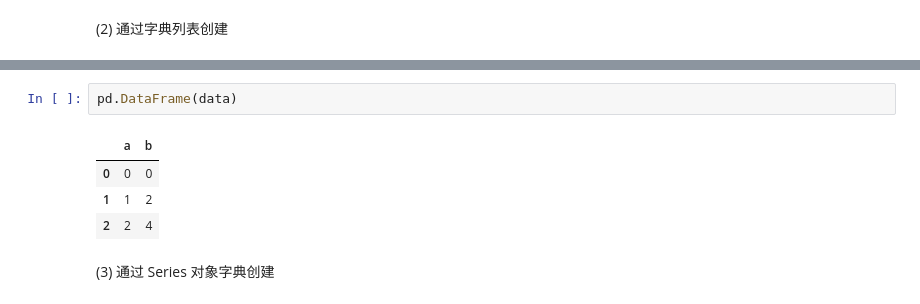
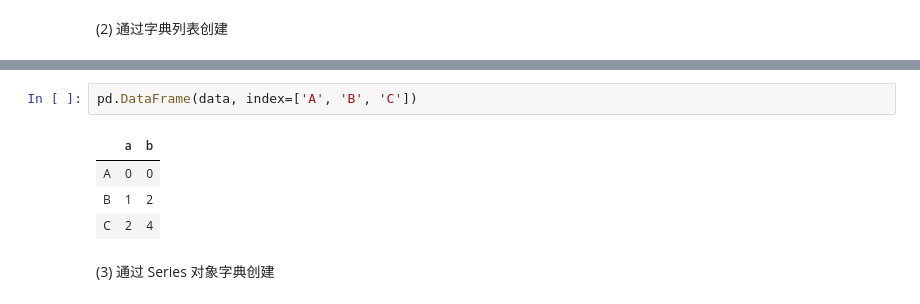
Before and after one commit to weihuayi/class, a Jupyter notebook: pythondata/2.0-Pandas数据处理入门.ipynb, the cells around one changed output, grey strips where cells are left out. Saved outputs shown, nothing was run; the diff lists cells and outputs as text.

```diff
--- a/pythondata/2.0-Pandas数据处理入门.ipynb
+++ b/pythondata/2.0-Pandas数据处理入门.ipynb
@@ -373,10 +388,10 @@ data
 # %%
-pd.DataFrame(data)
+pd.DataFrame(data, index=['A', 'B', 'C'])
 # %% [output]
 |  | a | b |
-| 0 | 0 | 0 |
-| 1 | 1 | 2 |
-| 2 | 2 | 4 |
+| A | 0 | 0 |
+| B | 1 | 2 |
+| C | 2 | 4 |
 # %% [markdown]
 (3) 通过 Series 对象字典创建
 # %%
```
Also changed, not shown: parts of 21 cells of this notebook, 2 other files.
